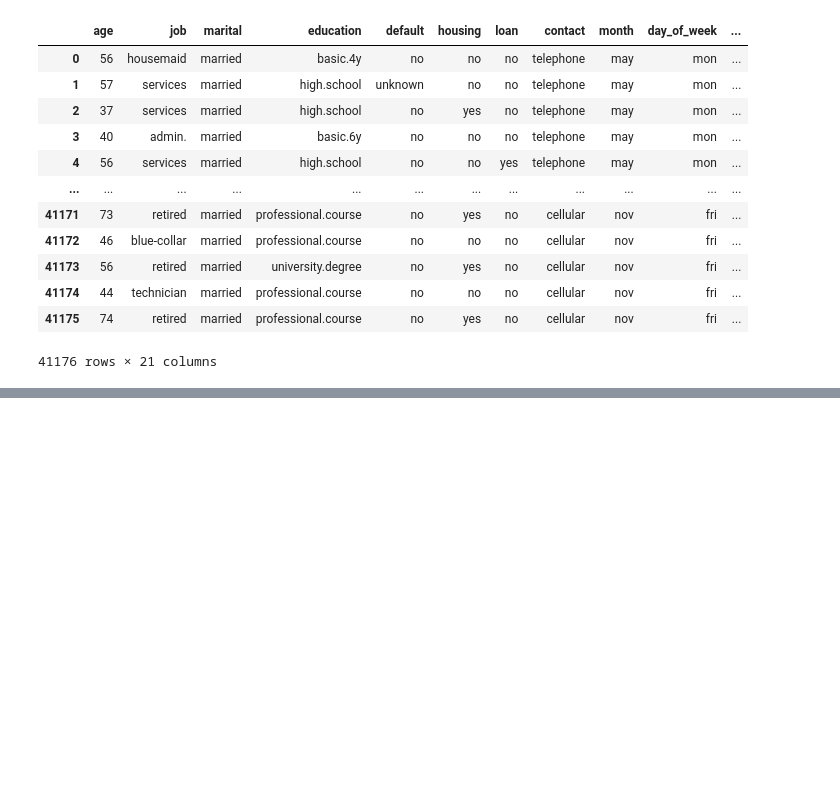
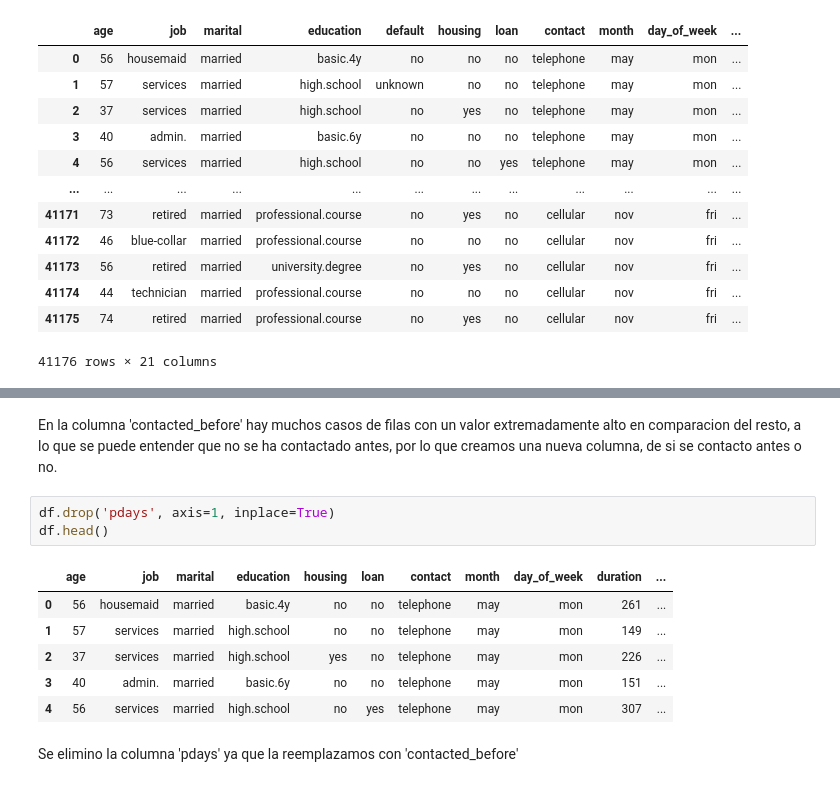
Before and after one commit to LeandroR093/Regresion-logistica, a Jupyter notebook: src/explore.ipynb, the cells around one changed output, grey strips where cells are left out. Cells and saved outputs as stored; diff of their text form; blank space fills up the shorter version.

```diff
--- a/src/explore.ipynb
+++ b/src/explore.ipynb
@@ -90,0 +152,14 @@ df
+# %% [markdown]
+En la columna 'contacted_before' hay muchos casos de filas con un valor extremadamente alto en comparacion del resto, a lo que se puede entender que no se ha contactado antes, por lo que creamos una nueva columna, de si se contacto antes o no.
+# %%
+df.drop('pdays', axis=1, inplace=True)
+df.head()
+# %% [output]
+|  | age | job | marital | education | housing | loan | contact | month | day_of_week | duration | ... |
+| 0 | 56 | housemaid | married | basic.4y | no | no | telephone | may | mon | 261 | ... |
+| 1 | 57 | services | married | high.school | no | no | telephone | may | mon | 149 | ... |
+| 2 | 37 | services | married | high.school | yes | no | telephone | may | mon | 226 | ... |
+| 3 | 40 | admin. | married | basic.6y | no | no | telephone | may | mon | 151 | ... |
+| 4 | 56 | services | married | high.school | no | yes | telephone | may | mon | 307 | ... |
+# %% [markdown]
+Se elimino la columna 'pdays' ya que la reemplazamos con 'contacted_before'
```
Also changed, not shown: parts of 7 cells of this notebook.
